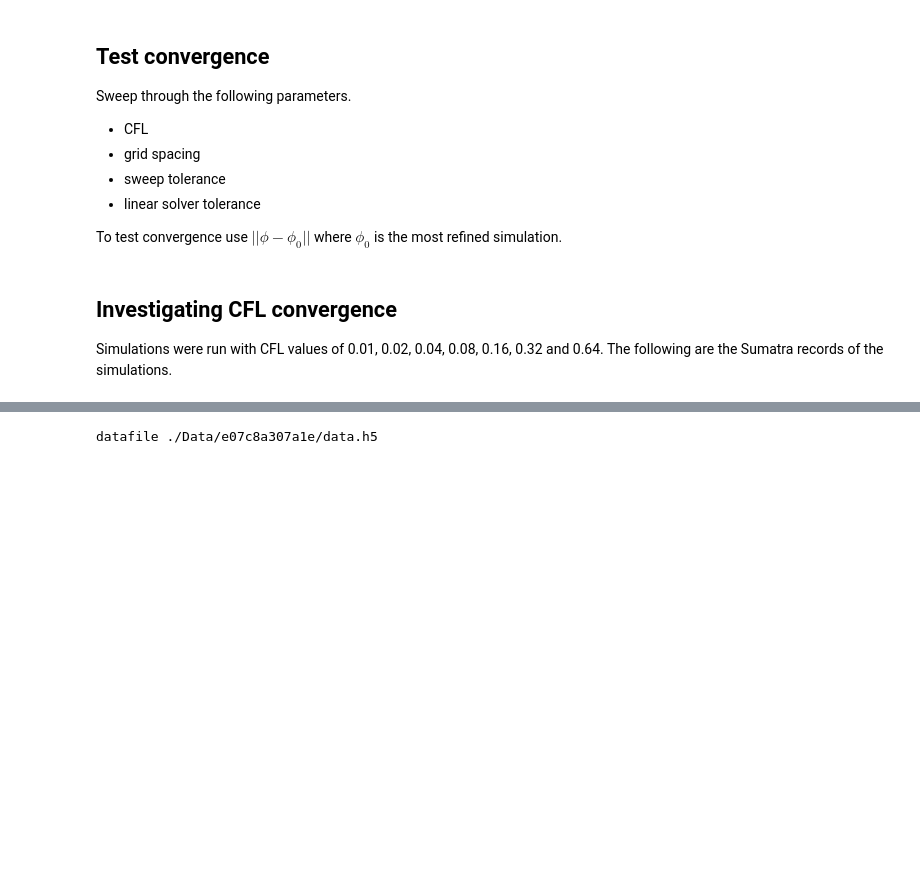
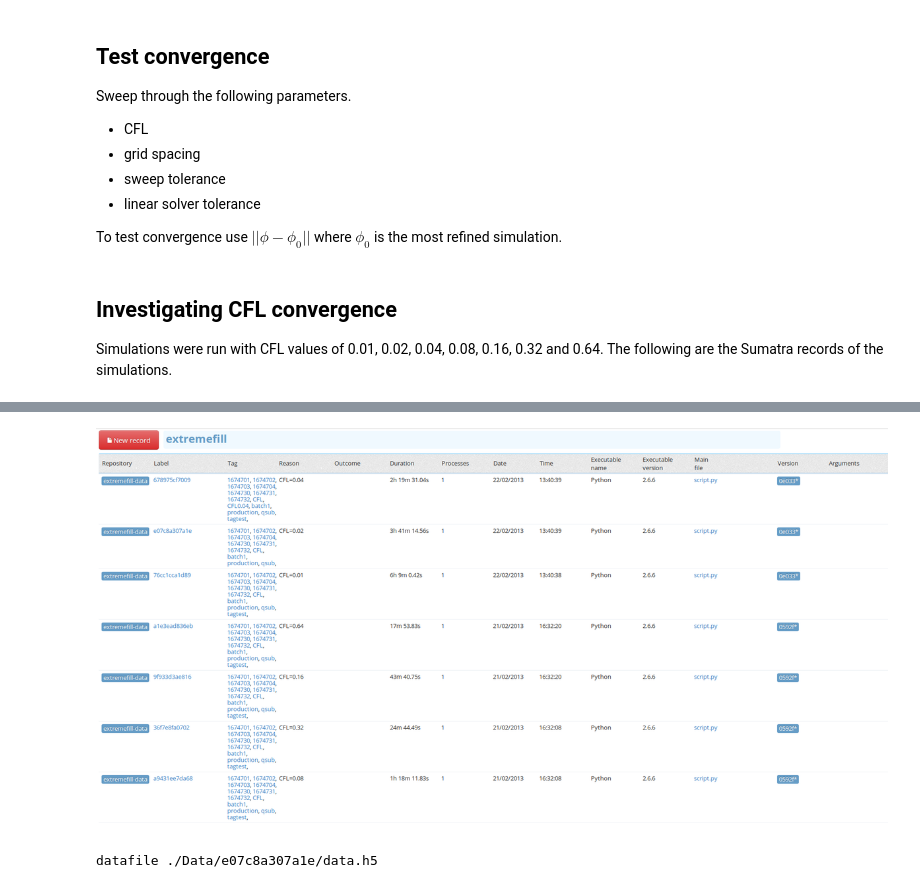
Before and after one commit to wd15/extremefill2D, a Jupyter notebook: convergence.ipynb, the cells around one changed output, grey strips where cells are left out. Drawn from its saved outputs; the diff is of its cells as text; code cells hidden in the pictures; blank space fills up the shorter version.

```diff
--- a/convergence.ipynb
+++ b/convergence.ipynb
@@ -25,3 +20,9 @@ HTML('<iframe src=http://129.6.153.60:8000/extremefill/tag=batch1/ width=1600 he
+# %%
+from IPython.core.display import Image
+
+Image(filename='cfl_records.png', embed=True)
+# %% [output]
+[figure, added]
 # %%
 from viewer import Records
 from viewer import ContourViewer
```
Also changed, not shown: parts of 27 cells of this notebook.
